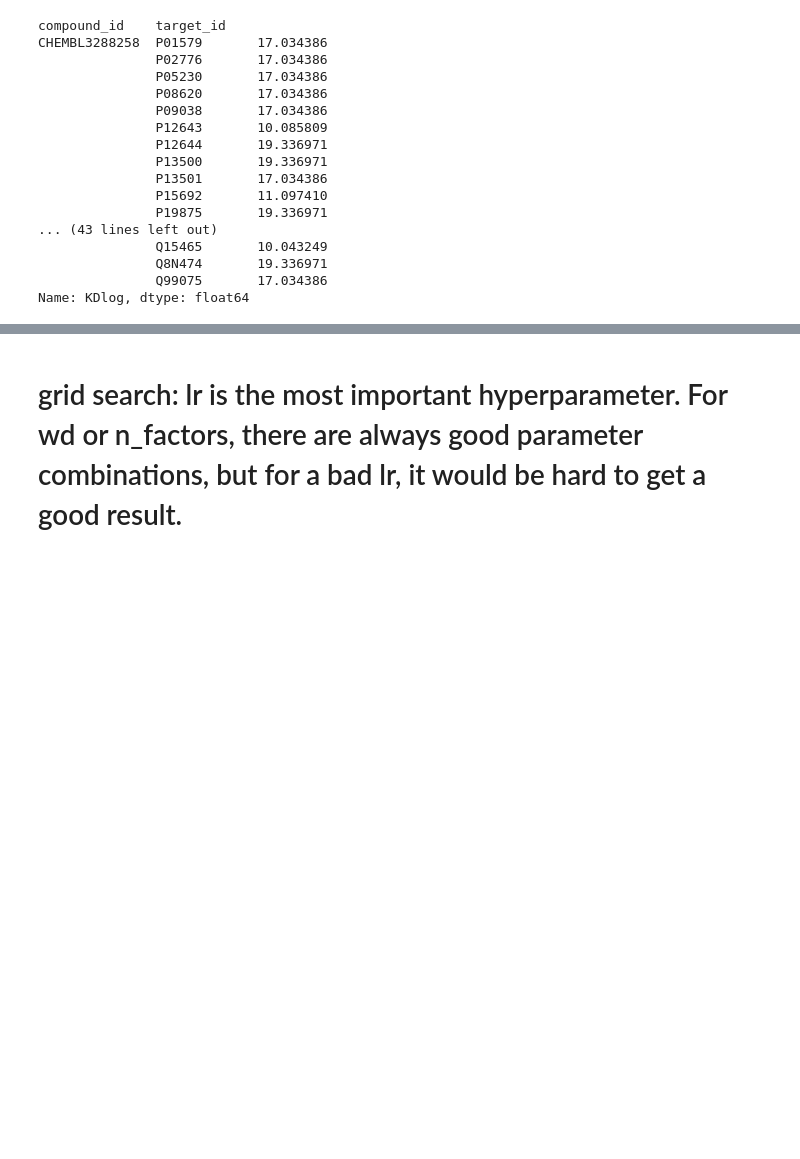
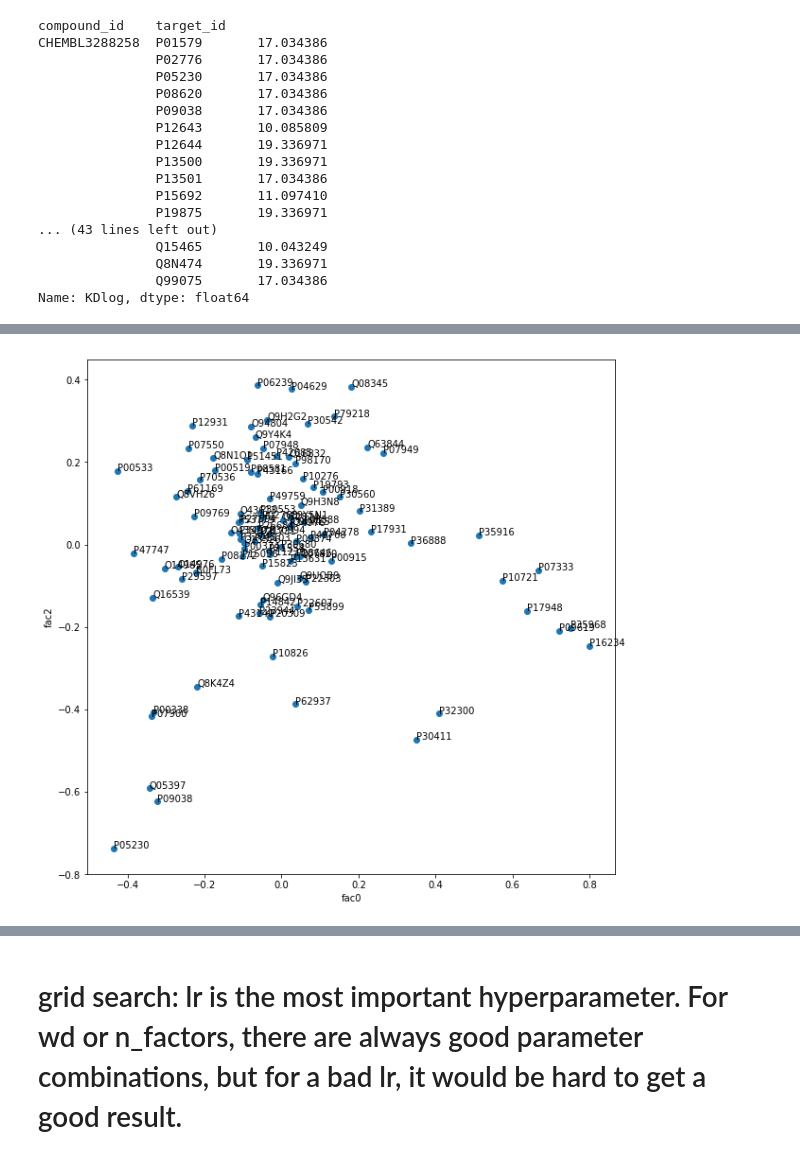
Before and after one commit to ohliumliu/fastai_v3, a Jupyter notebook: nbs/dl1/kinase/kinase.ipynb, the cells around one changed output, grey strips where cells are left out. Saved outputs shown, nothing was run; the diff lists cells and outputs as text; code cells hidden in the pictures; blank space fills up the shorter version.

```diff
--- a/nbs/dl1/kinase/kinase.ipynb
+++ b/nbs/dl1/kinase/kinase.ipynb
@@ -565,0 +609,9 @@ Name: KDlog, dtype: float64
+# %%
+plt.figure(figsize=(10, 10))
+plt.scatter(df_kinase_weights.fac0, df_kinase_weights.fac2)
+plt.xlabel('fac0')
+plt.ylabel('fac2')
+for (id, x, y) in zip(df_kinase_weights.target_id, df_kinase_weights.fac0, df_kinase_weights.fac2):
+    plt.text(x, y, id)
+# %% [output]
+[figure, added]
```
Also changed, not shown: parts of 28 cells of this notebook, 1 other file.
